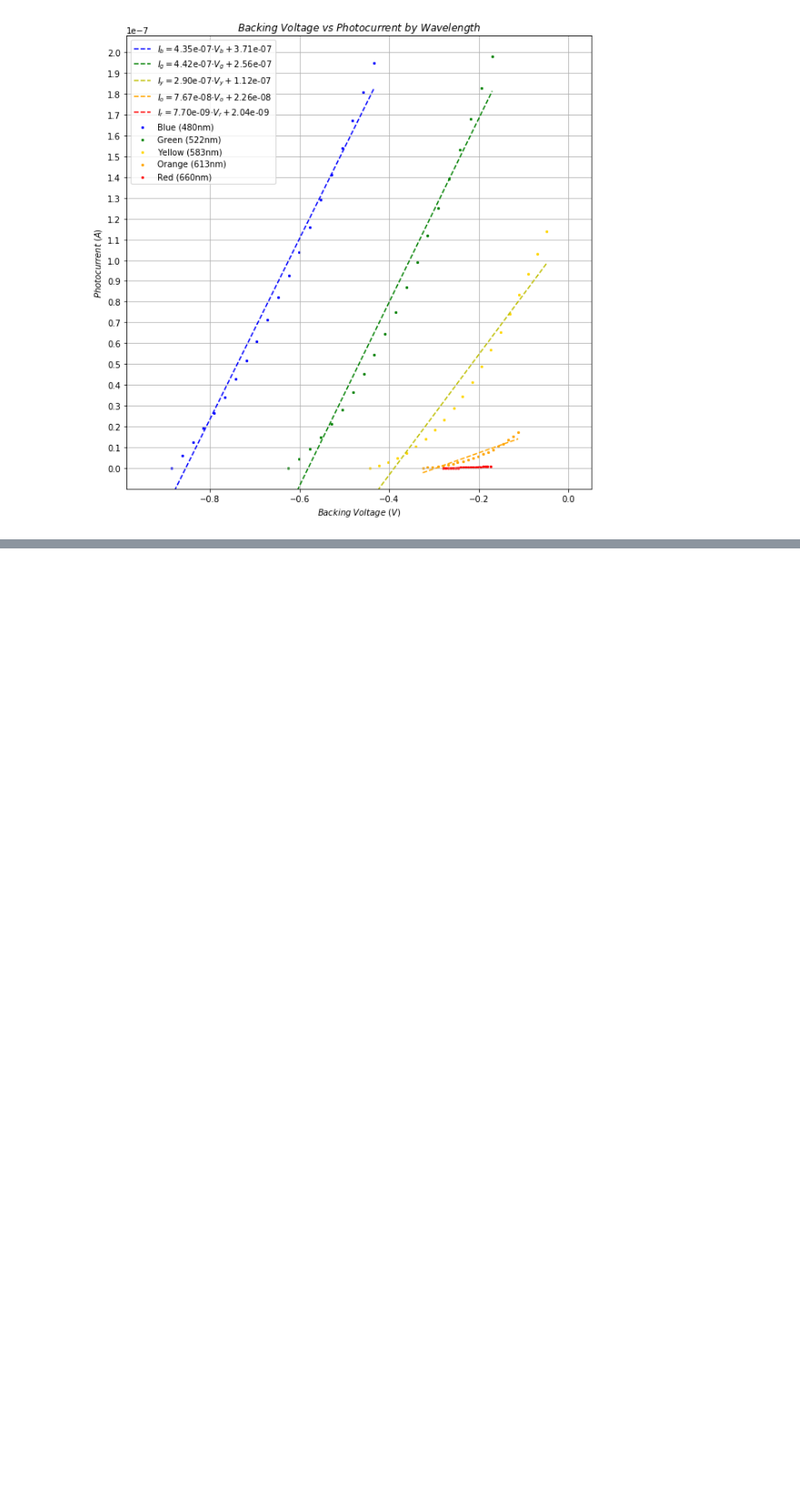
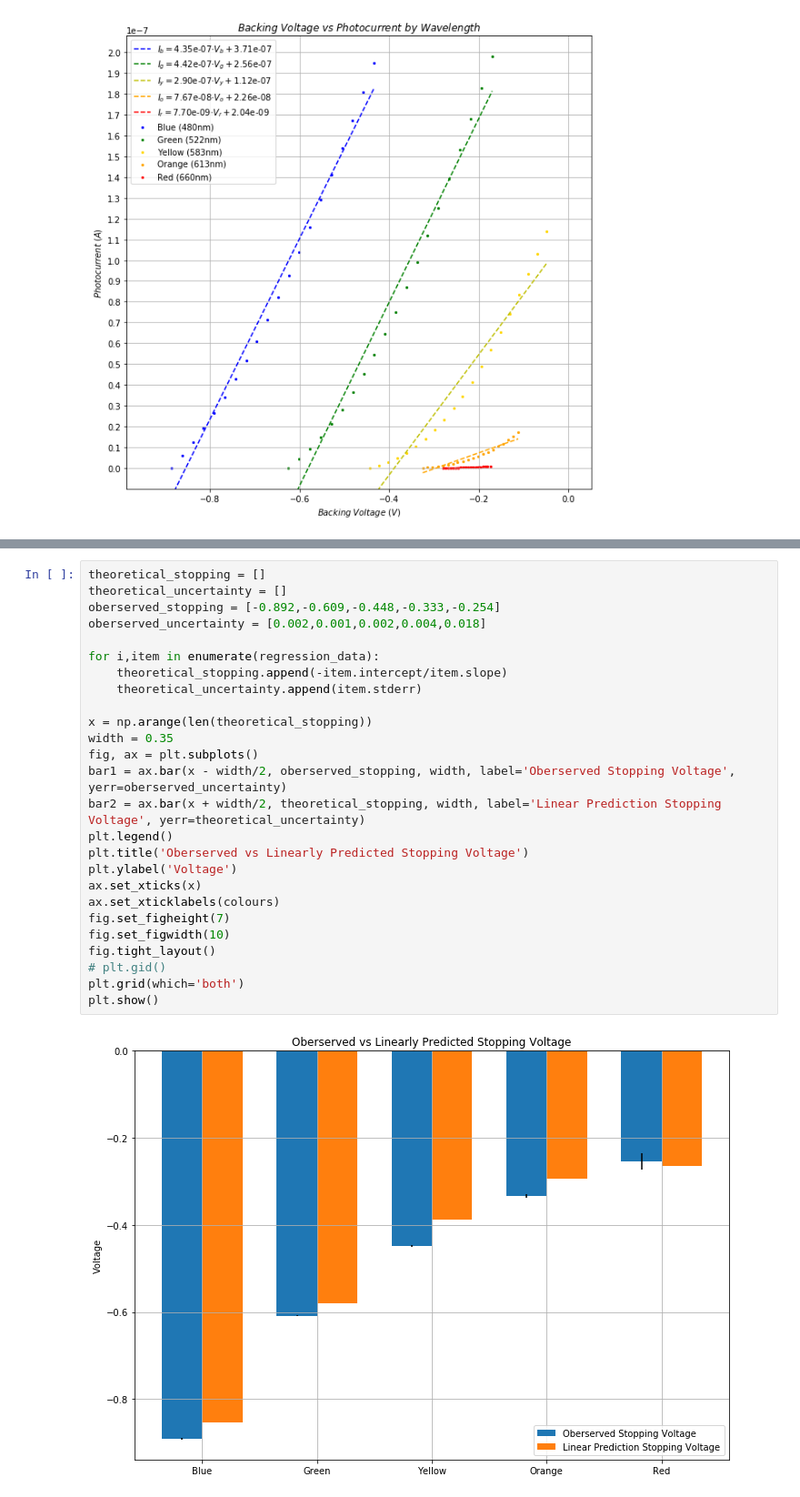
Before and after one commit to tiaanstals/PHYS1902_GROUP_PROJECT, a Jupyter notebook: EnergyDistribution.ipynb, the cells around one changed output, grey strips where cells are left out. Shown at 91% size. Cells and saved outputs as stored; diff of their text form; blank space fills up the shorter version.

Commit message:
more stuff for predicted stopping

```diff
--- a/EnergyDistribution.ipynb
+++ b/EnergyDistribution.ipynb
@@ -147,3 +138,31 @@ display(HTML(tabulate.tabulate(table, tablefmt='html')))
 | Yellow | 2.90e-07 | 1.12e-07 | 0.9722061331555337 | 8.50e-13 | 1.64e-08 |
 | Orange | 7.67e-08 | 2.26e-08 | 0.9619403596807292 | 1.39e-11 | 5.13e-09 |
 | Red | 7.70e-09 | 2.04e-09 | 0.9741432117031575 | 4.47e-13 | 4.21e-10 |
+# %%
+theoretical_stopping = []
+theoretical_uncertainty = []
+oberserved_stopping = [-0.892,-0.609,-0.448,-0.333,-0.254]
+oberserved_uncertainty = [0.002,0.001,0.002,0.004,0.018]
+
+for i,item in enumerate(regression_data):
+    theoretical_stopping.append(-item.intercept/item.slope)
+    theoretical_uncertainty.append(item.stderr)
+
+x = np.arange(len(theoretical_stopping))
+width = 0.35
+fig, ax = plt.subplots()
+bar1 = ax.bar(x - width/2, oberserved_stopping, width, label='Oberserved Stopping Voltage', yerr=oberserved_uncertainty)
+bar2 = ax.bar(x + width/2, theoretical_stopping, width, label='Linear Prediction Stopping Voltage', yerr=theoretical_uncertainty)
+plt.legend()
+plt.title('Oberserved vs Linearly Predicted Stopping Voltage')
+plt.ylabel('Voltage')
+ax.set_xticks(x)
+ax.set_xticklabels(colours)
+fig.set_figheight(7)
+fig.set_figwidth(10)
+fig.tight_layout()
+# plt.gid()
+plt.grid(which='both')
+plt.show()
+# %% [output]
+[figure, added]
```
Also changed, not shown: parts of 2 cells of this notebook, 1 other file.
